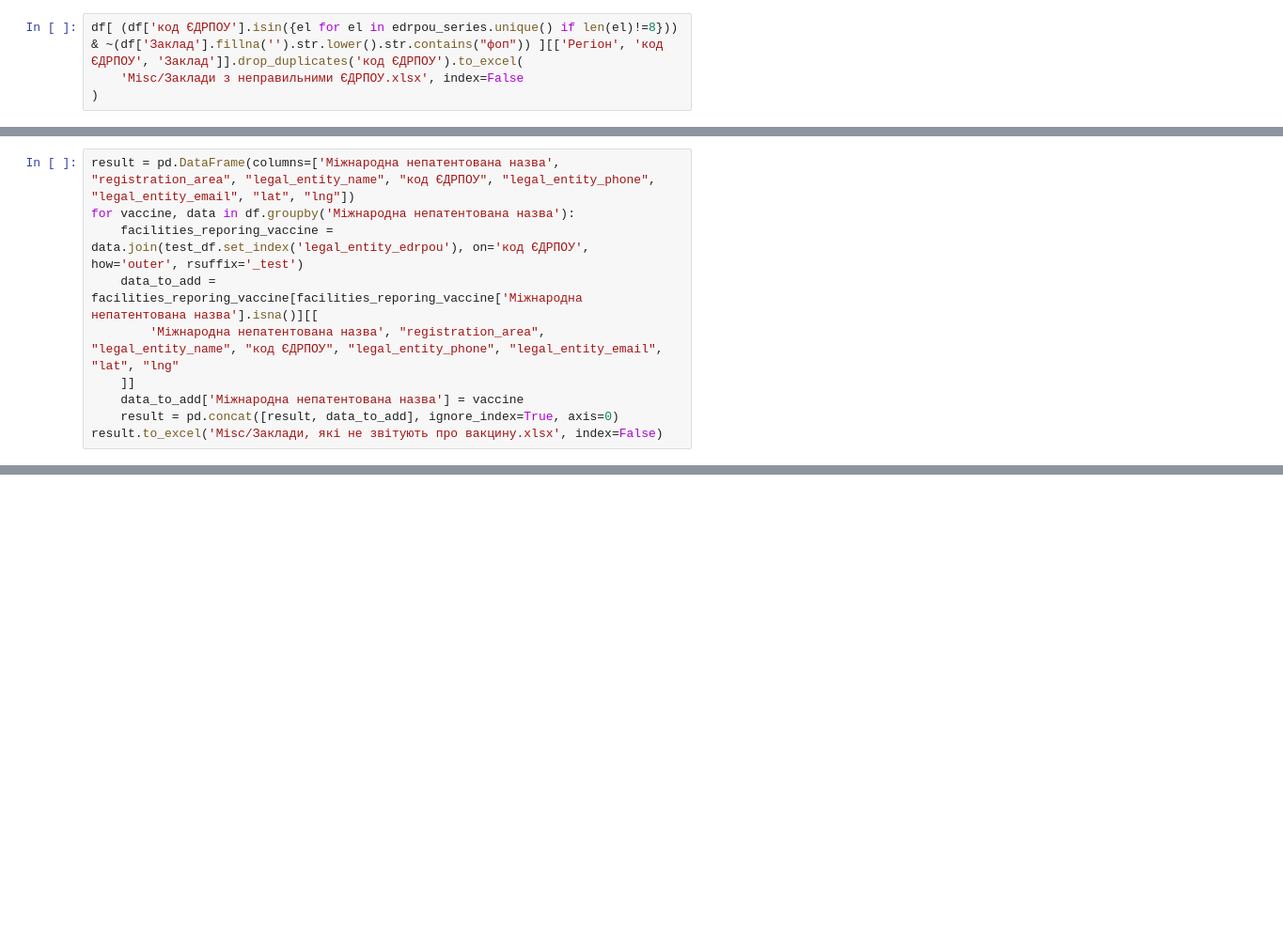
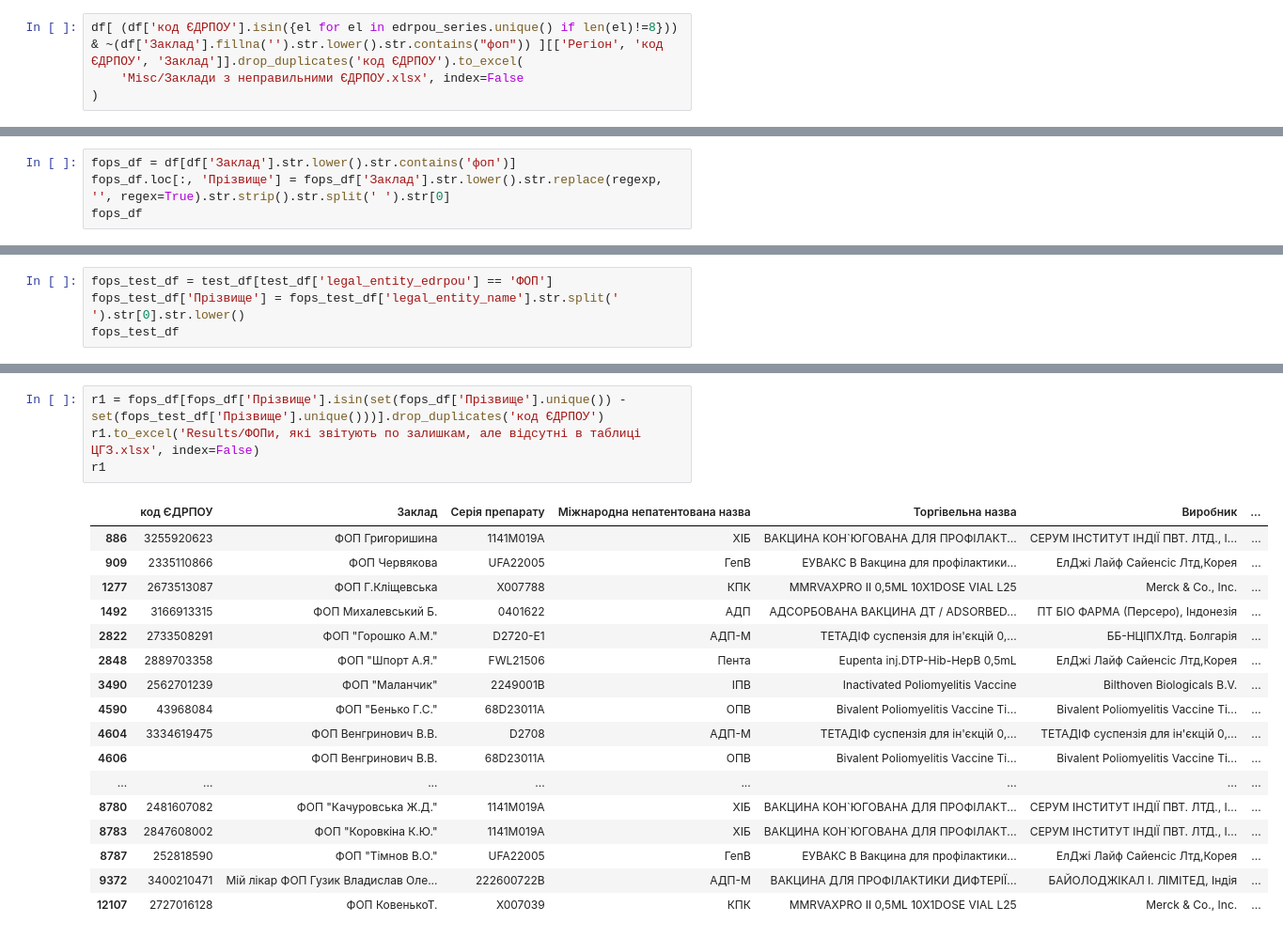
Before and after one commit to NonPersistentMind/VacPlanner, a Jupyter notebook: test_facilities_presence.ipynb, the cells around one changed output, grey strips where cells are left out. Shown at 94% size. Cells and saved outputs as stored; diff of their text form; blank space fills up the shorter version.

```diff
--- a/test_facilities_presence.ipynb
+++ b/test_facilities_presence.ipynb
@@ -97,10 +151,0 @@ len({el for el in set(edrpou_series) if len(el)>8})
-# %%
-result = pd.DataFrame(columns=['Міжнародна непатентована назва', "registration_area", "legal_entity_name", "код ЄДРПОУ", "legal_entity_phone", "legal_entity_email", "lat", "lng"])
-for vaccine, data in df.groupby('Міжнародна непатентована назва'):
-    facilities_reporing_vaccine = data.join(test_df.set_index('legal_entity_edrpou'), on='код ЄДРПОУ', how='outer', rsuffix='_test')
-    data_to_add = facilities_reporing_vaccine[facilities_reporing_vaccine['Міжнародна непатентована назва'].isna()][[
-        'Міжнародна непатентована назва', "registration_area", "legal_entity_name", "код ЄДРПОУ", "legal_entity_phone", "legal_entity_email", "lat", "lng"
-    ]]
-    data_to_add['Міжнародна непатентована назва'] = vaccine
-    result = pd.concat([result, data_to_add], ignore_index=True, axis=0)
-result.to_excel('Misc/Заклади, які не звітують про вакцину.xlsx', index=False)
@@ -111,0 +214,4 @@ result.shape, vaccine_shorts.keys().__len__()
+# %%
+fops_df = df[df['Заклад'].str.lower().str.contains('фоп')]
+fops_df.loc[:, 'Прізвище'] = fops_df['Заклад'].str.lower().str.replace(regexp, '', regex=True).str.strip().str.split(' ').str[0]
+fops_df
@@ -111,0 +237,4 @@ result.shape, vaccine_shorts.keys().__len__()
+# %%
+fops_test_df = test_df[test_df['legal_entity_edrpou'] == 'ФОП']
+fops_test_df['Прізвище'] = fops_test_df['legal_entity_name'].str.split(' ').str[0].str.lower()
+fops_test_df
@@ -111,0 +282,22 @@ result.shape, vaccine_shorts.keys().__len__()
+# %%
+r1 = fops_df[fops_df['Прізвище'].isin(set(fops_df['Прізвище'].unique()) - set(fops_test_df['Прізвище'].unique()))].drop_duplicates('код ЄДРПОУ')
+r1.to_excel('Results/ФОПи, які звітують по залишкам, але відсутні в таблиці ЦГЗ.xlsx', index=False)
+r1
+# %% [output]
+|  | код ЄДРПОУ | Заклад | Серія препарату | Міжнародна непатентована назва | Торгівельна назва | Виробник | ... |
+| 886 | 3255920623 | ФОП Григоришина | 1141M019A | ХІБ | ВАКЦИНА КОН`ЮГОВАНА ДЛЯ ПРОФІЛАКТ... | СЕРУМ ІНСТИТУТ ІНДІЇ ПВТ. ЛТД., І... | ... |
+| 909 | 2335110866 | ФОП Червякова | UFA22005 | ГепВ | ЕУВАКС В Вакцина для профілактики... | ЕлДжі Лайф Сайенсіс Лтд,Корея | ... |
+| 1277 | 2673513087 | ФОП Г.Кліщевська | X007788 | КПК | MMRVAXPRO II 0,5ML 10X1DOSE VIAL L25 | Merck & Co., Inc. | ... |
+| 1492 | 3166913315 | ФОП Михалевський Б. | 0401622 | АДП | АДСОРБОВАНА ВАКЦИНА ДТ / ADSORBED... | ПТ БІО ФАРМА (Персеро), Індонезія | ... |
+| 2822 | 2733508291 | ФОП "Горошко А.М." | D2720-E1 | АДП-М | ТЕТАДІФ суспензія для ін'єкцій 0,... | ББ-НЦІПХЛтд. Болгарія | ... |
+| 2848 | 2889703358 | ФОП "Шпорт А.Я." | FWL21506 | Пента | Eupenta inj.DTP-Hib-HepB 0,5mL | ЕлДжі Лайф Сайенсіс Лтд,Корея | ... |
+| 3490 | 2562701239 | ФОП "Маланчик" | 2249001B | ІПВ | Inactivated Poliomyelitis Vaccine | Bilthoven Biologicals B.V. | ... |
+| 4590 | 43968084 | ФОП "Бенько Г.С." | 68D23011A | ОПВ | Bivalent Poliomyelitis Vaccine Ti... | Bivalent Poliomyelitis Vaccine Ti... | ... |
+| 4604 | 3334619475 | ФОП Венгринович В.В. | D2708 | АДП-М | ТЕТАДІФ суспензія для ін'єкцій 0,... | ТЕТАДІФ суспензія для ін'єкцій 0,... | ... |
+| 4606 |  | ФОП Венгринович В.В. | 68D23011A | ОПВ | Bivalent Poliomyelitis Vaccine Ti... | Bivalent Poliomyelitis Vaccine Ti... | ... |
+| ... | ... | ... | ... | ... | ... | ... | ... |
+| 8780 | 2481607082 | ФОП "Качуровська Ж.Д." | 1141M019A | ХІБ | ВАКЦИНА КОН`ЮГОВАНА ДЛЯ ПРОФІЛАКТ... | СЕРУМ ІНСТИТУТ ІНДІЇ ПВТ. ЛТД., І... | ... |
+| 8783 | 2847608002 | ФОП "Коровкіна К.Ю." | 1141M019A | ХІБ | ВАКЦИНА КОН`ЮГОВАНА ДЛЯ ПРОФІЛАКТ... | СЕРУМ ІНСТИТУТ ІНДІЇ ПВТ. ЛТД., І... | ... |
+| 8787 | 252818590 | ФОП "Тімнов В.О." | UFA22005 | ГепВ | ЕУВАКС В Вакцина для профілактики... | ЕлДжі Лайф Сайенсіс Лтд,Корея | ... |
+| 9372 | 3400210471 | Мій лікар ФОП Гузик Владислав Оле... | 222600722B | АДП-М | ВАКЦИНА ДЛЯ ПРОФІЛАКТИКИ ДИФТЕРІЇ... | БАЙОЛОДЖІКАЛ І. ЛІМІТЕД, Індія | ... |
+| 12107 | 2727016128 | ФОП КовенькоТ. | X007039 | КПК | MMRVAXPRO II 0,5ML 10X1DOSE VIAL L25 | Merck & Co., Inc. | ... |
```
Also changed, not shown: parts of 23 cells of this notebook, 26 other files.
